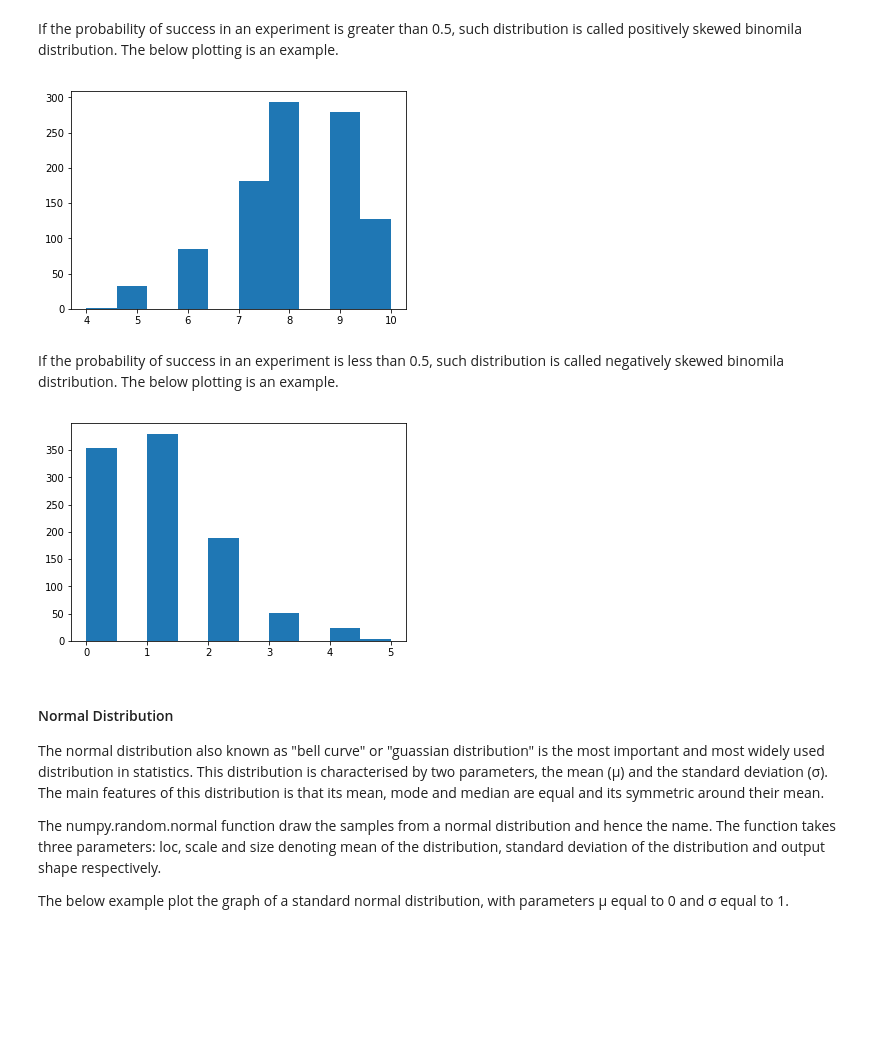
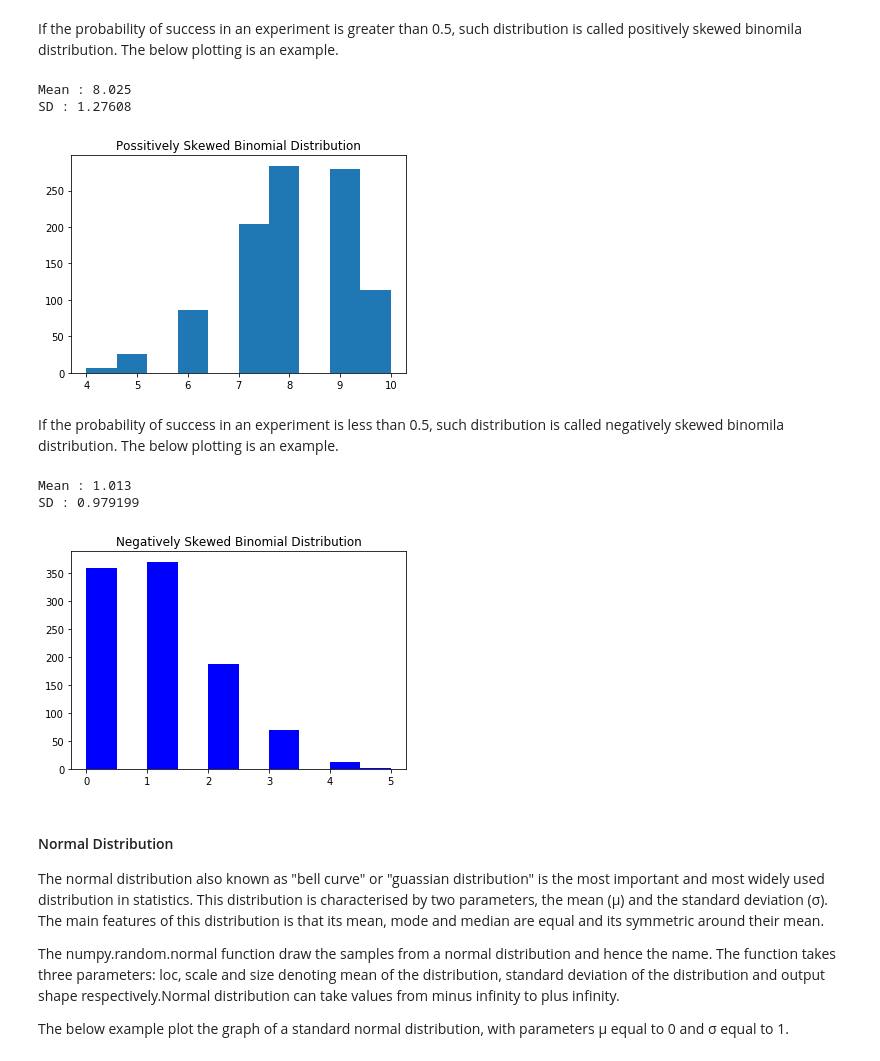
Before and after one commit to shammas012/NumpyRandom, a Jupyter notebook: NumpyRandomPackage.ipynb, the cells around one changed output. Drawn from its saved outputs; the diff is of its cells as text; code cells hidden in the pictures; blank space fills up the shorter version.

```diff
--- a/NumpyRandomPackage.ipynb
+++ b/NumpyRandomPackage.ipynb
@@ -248,26 +255,36 @@ plt.show()
 If the probability of success in an experiment is greater than 0.5, such distribution is called positively skewed binomila distribution. The below plotting is an example.
 # %%
 n, p = 10, .8  # number of trials, probability of each trial
-s = np.random.binomial(n, p, 1000)
-plt.hist(s)
+bino = np.random.binomial(n, p, 1000)
+print ("Mean : %g"  %np.mean(bino))
+print ("SD : %g"  %np.std(bino))
+plt.hist(bino, bins=10)
+plt.title('Possitively Skewed Binomial Distribution')
 plt.show()
 # %% [output]
+Mean : 8.025
+SD : 1.27608
-[figure, old version]
+[figure, new version]
 # %% [markdown]
 If the probability of success in an experiment is less than 0.5, such distribution is called negatively skewed binomila distribution. The below plotting is an example.
 # %%
 n, p = 10, .1  # number of trials, probability of each trial
-s = np.random.binomial(n, p, 1000)
-plt.hist(s)
+bino = np.random.binomial(n, p, 1000)
+print ("Mean : %g"  %np.mean(bino))
+print ("SD : %g"  %np.std(bino))
+plt.hist(bino,facecolor='b')
+plt.title('Negatively Skewed Binomial Distribution')
 plt.show()
 # %% [output]
+Mean : 1.013
+SD : 0.979199
-[figure, old version]
+[figure, new version]
 # %% [markdown]
 #### Normal Distribution
 
 The normal distribution also known as "bell curve" or "guassian distribution" is the most important and most widely used distribution in statistics. This distribution is characterised by two parameters, the mean (μ) and the standard deviation (σ). The main features of this distribution is that its mean, mode and median are equal and its symmetric around their mean.
 
-The numpy.random.normal function draw the samples from a normal distribution and hence the name. The function takes three parameters: loc, scale and size denoting mean of the distribution, standard deviation of the distribution and output shape respectively.
+The numpy.random.normal function draw the samples from a normal distribution and hence the name. The function takes three parameters: loc, scale and size denoting mean of the distribution, standard deviation of the distribution and output shape respectively.Normal distribution can take values from minus infinity to plus infinity.
 
 The below example plot the graph of a standard normal distribution, with parameters μ equal to 0 and σ equal to 1.
 # %%
```
Also changed, not shown: parts of 13 cells of this notebook.
